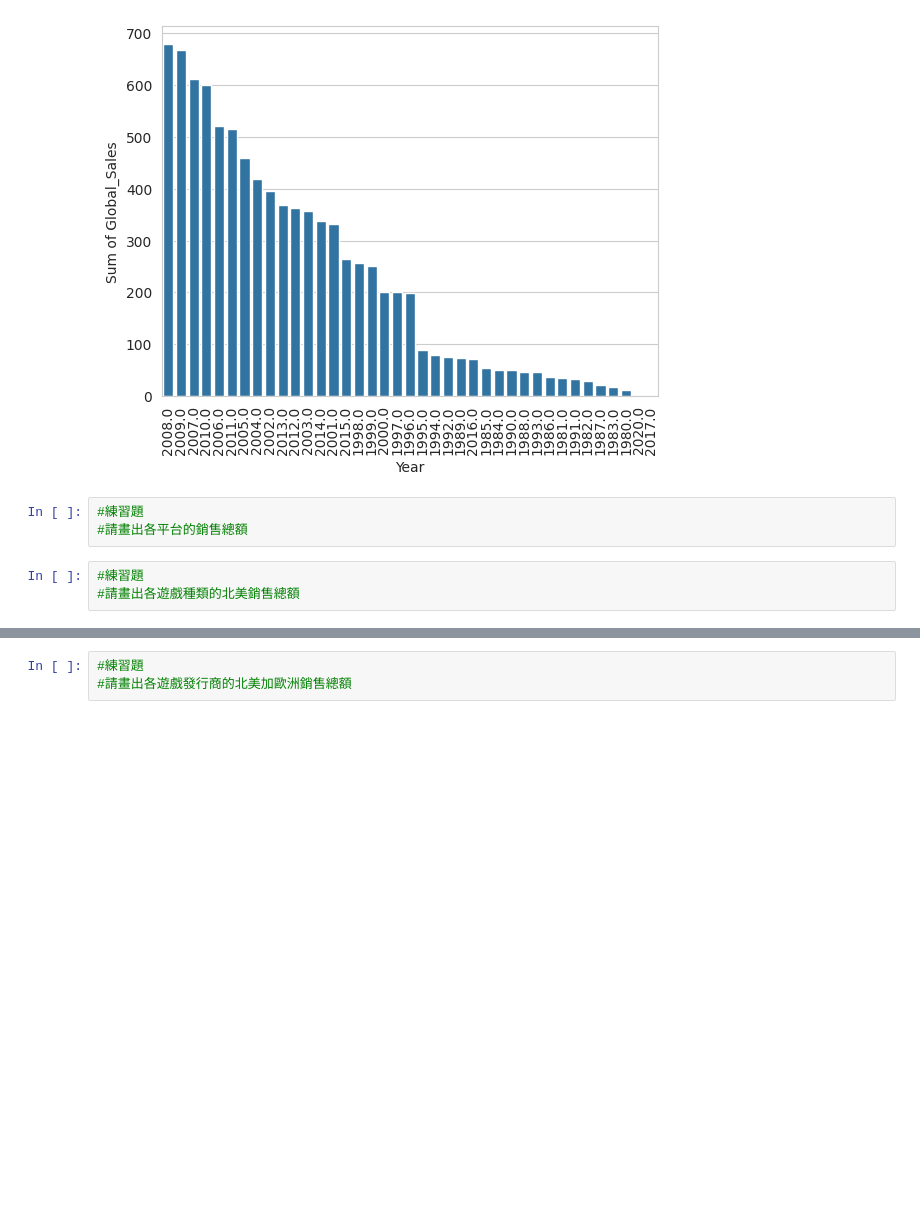
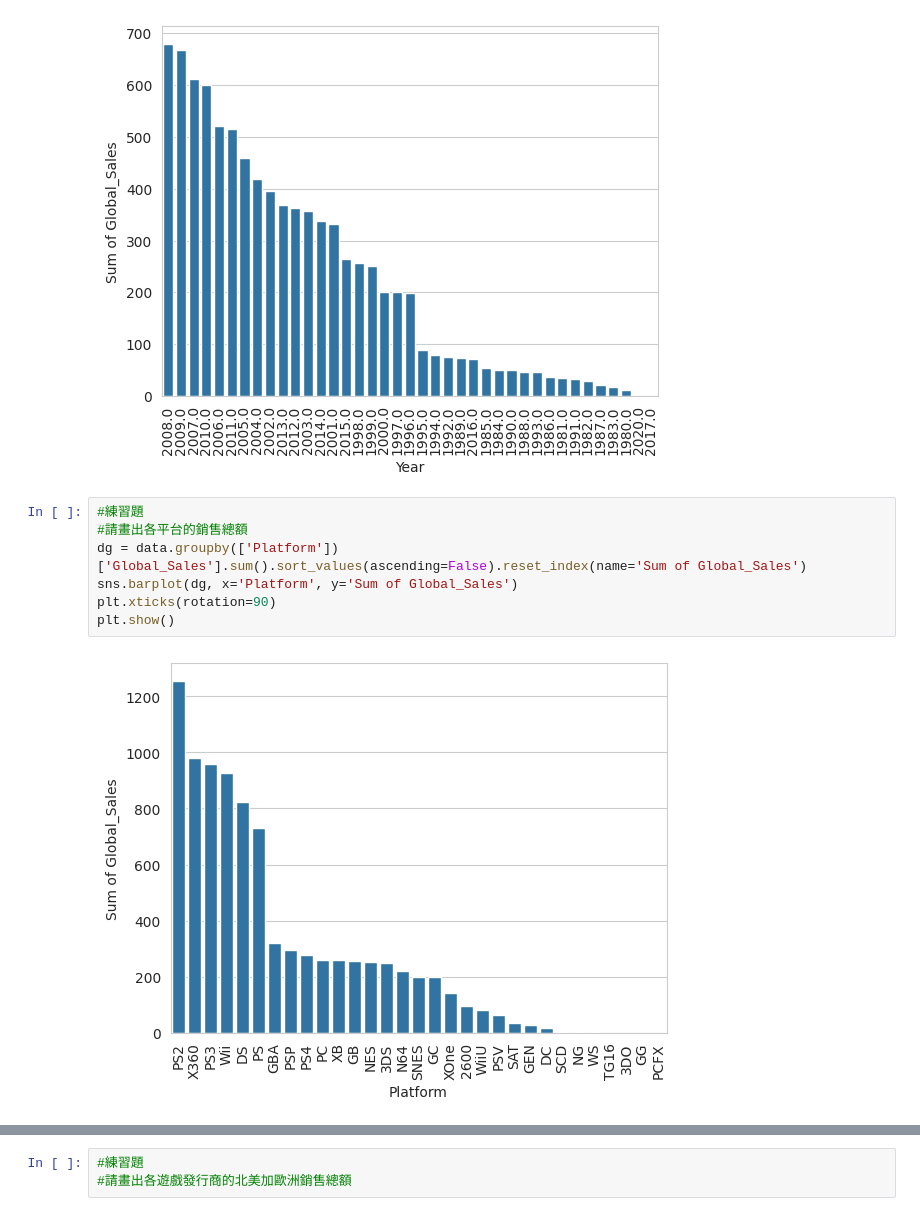
Before and after one commit to Yiting916/data_analysis, a Jupyter notebook: 05-02.LAB_VideoGameSales.ipynb, the cells around one changed output, grey strips where cells are left out. Drawn from its saved outputs; the diff is of its cells as text; blank space fills up the shorter version.

```diff
--- a/05-02.LAB_VideoGameSales.ipynb
+++ b/05-02.LAB_VideoGameSales.ipynb
@@ -410,9 +410,12 @@ plt.xticks(rotation=90)
 plt.show()
 # %% [output]
 [figure]
-# %%
-#練習題
-#請畫出各平台的銷售總額
-# %%
-#練習題
-#請畫出各遊戲種類的北美銷售總額
+# %%
+#練習題
+#請畫出各平台的銷售總額
+dg = data.groupby(['Platform'])['Global_Sales'].sum().sort_values(ascending=False).reset_index(name='Sum of Global_Sales')
+sns.barplot(dg, x='Platform', y='Sum of Global_Sales')
+plt.xticks(rotation=90)
+plt.show()
+# %% [output]
+[figure, added]
```
Also changed, not shown: parts of 1 cell of this notebook.
